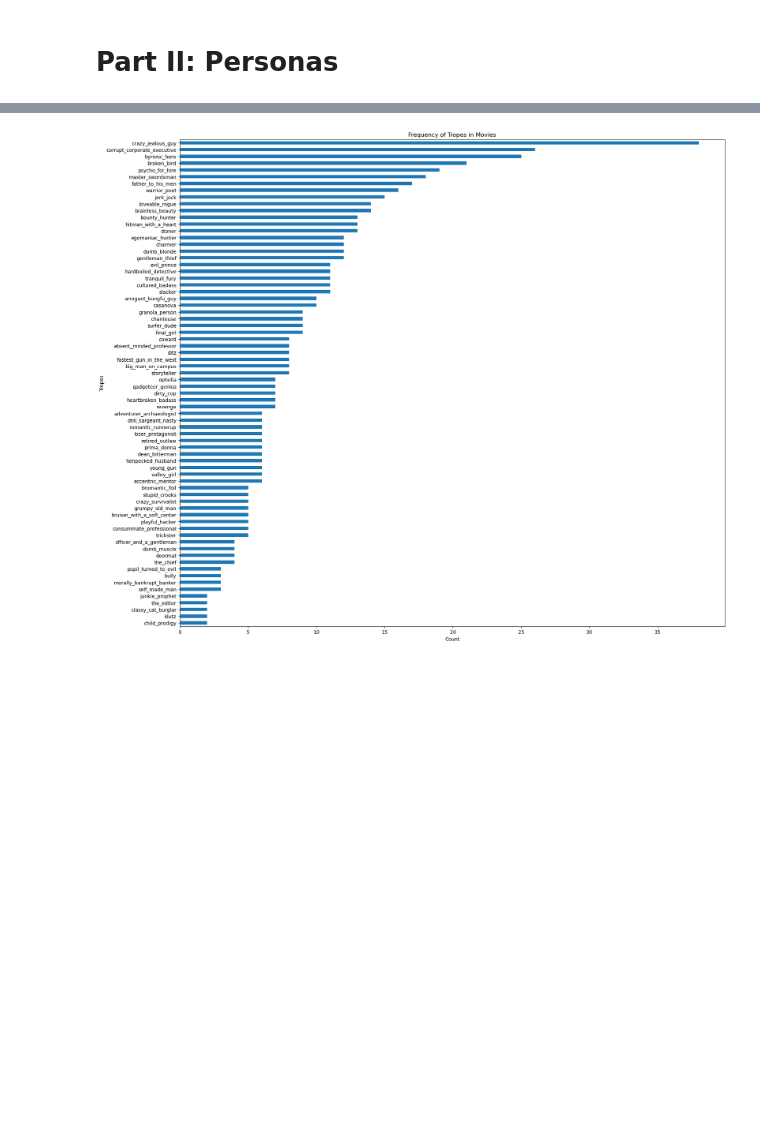
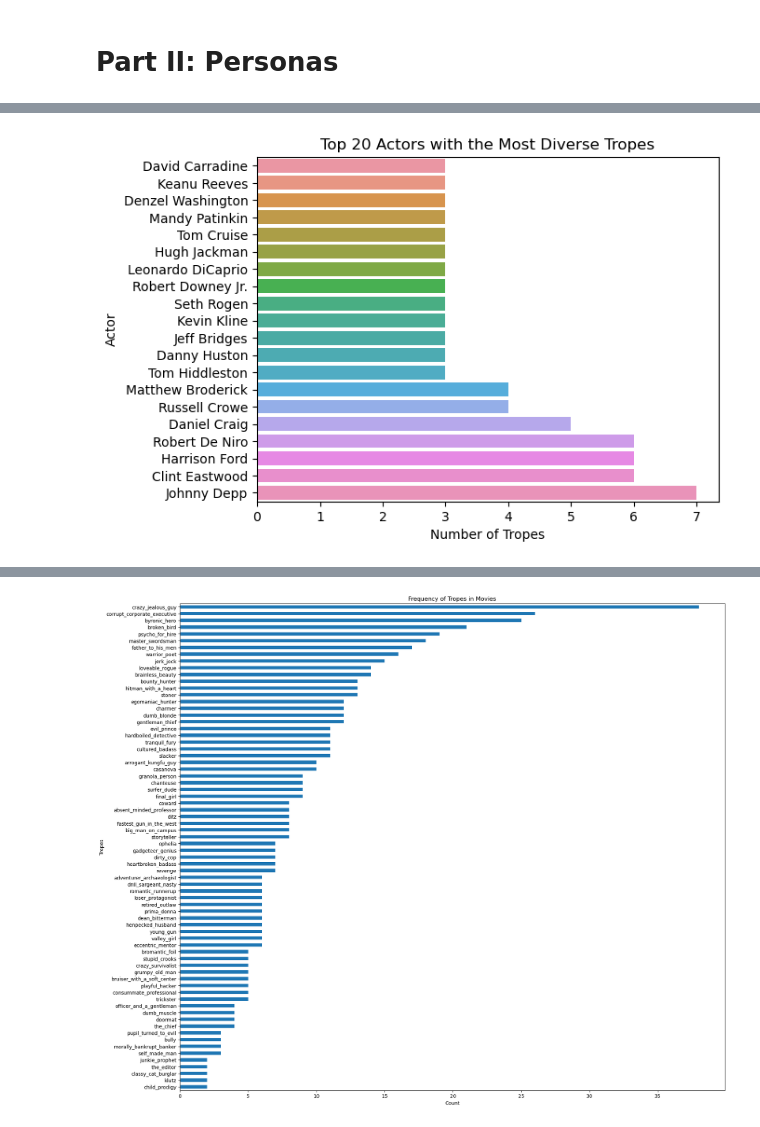
Before and after one commit to epfl-ada/ada-2023-project-advanceddataarsonists, a Jupyter notebook: data_exploring.ipynb, the cells around one changed output, grey strips where cells are left out. Drawn from its saved outputs; the diff is of its cells as text; code cells hidden in the pictures; blank space fills up the shorter version.

Commit message:
Start exploration of json personas

```diff
--- a/data_exploring.ipynb
+++ b/data_exploring.ipynb
@@ -477,0 +381,3 @@ plt.show()
+# %%
+tvtropes_personas = load_tv_tropes_personas_df()
+tvtropes_personas.head()
@@ -477,0 +393,6 @@ plt.show()
+# %%
+tvtropes_per_actor = tvtropes_personas[["actor", "trope"]].copy().groupby("actor").agg(list).reset_index()
+# %%
+tvtropes_per_actor["num_tropes"] = tvtropes_per_actor["trope"].apply(lambda ls: len(list(dict.fromkeys(ls))))
+# %%
+tvtropes_per_actor = tvtropes_per_actor.sort_values("num_tropes")
@@ -478,3 +408,11 @@ plt.show()
+# %%
+sns.barplot(data = tvtropes_per_actor.tail(20), x="num_tropes", y="actor", orient='h')
+plt.xlabel('Number of Tropes')
+plt.ylabel('Actor')
+plt.title('Top 20 Actors with the Most Diverse Tropes')
+plt.show()
+# %% [output]
+[figure, added]
 # %%
 merged_df['movie_name_standardized'] = merged_df['movie_name'].str.lower()
 trope_df['movie_name_standardized'] = trope_df['movie_name'].str.lower()
```
Also changed, not shown: parts of 18 cells of this notebook, 1 other file.
